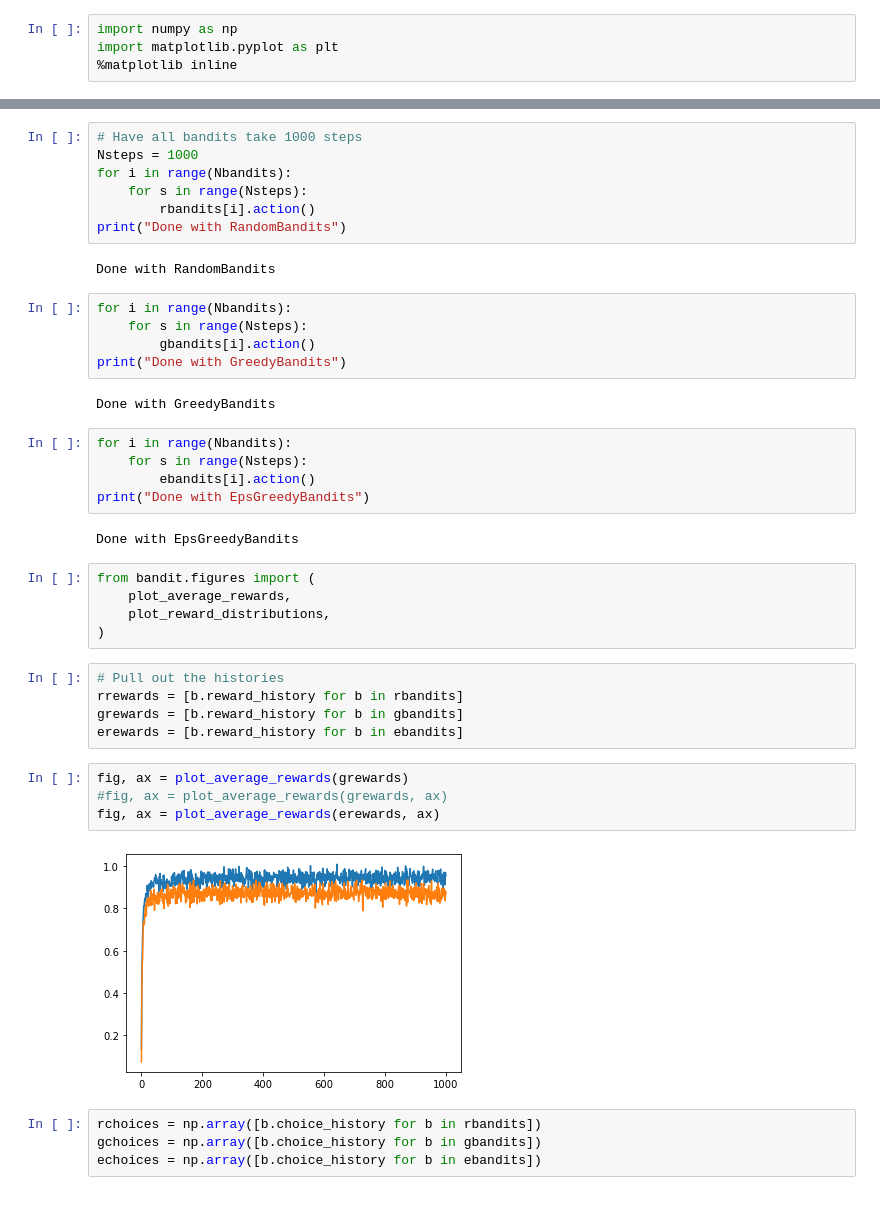
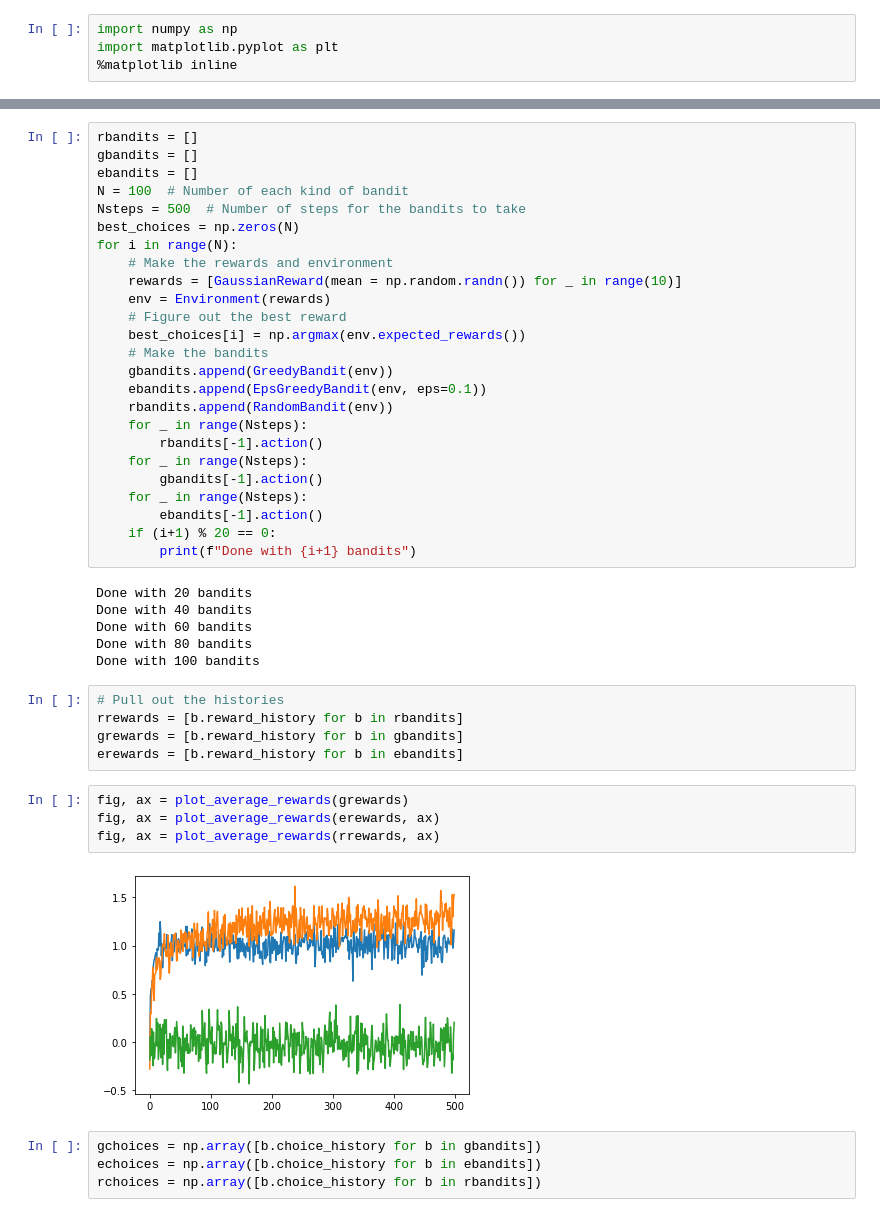
Before and after one commit to tmcclintock/MultiArmedBandits, a Jupyter notebook: notebooks/quick bandit tests.ipynb, the cells around one changed output, grey strips where cells are left out. Saved outputs shown, nothing was run; the diff lists cells and outputs as text.

```diff
--- a/notebooks/quick bandit tests.ipynb
+++ b/notebooks/quick bandit tests.ipynb
@@ -31,31 +25,34 @@ best choice is 5
-# %%
-# Have all bandits take 1000 steps
-Nsteps = 1000
-for i in range(Nbandits):
-    for s in range(Nsteps):
-        rbandits[i].action()
-print("Done with RandomBandits")
-# %% [output]
-Done with RandomBandits
-# %%
-for i in range(Nbandits):
-    for s in range(Nsteps):
-        gbandits[i].action()
-print("Done with GreedyBandits")
-# %% [output]
-Done with GreedyBandits
-# %%
-for i in range(Nbandits):
-    for s in range(Nsteps):
-        ebandits[i].action()
-print("Done with EpsGreedyBandits")
-# %% [output]
-Done with EpsGreedyBandits
-# %%
-from bandit.figures import (
-    plot_average_rewards,
-    plot_reward_distributions,
-)
+# %%
+rbandits = []
+gbandits = []
+ebandits = []
+N = 100  # Number of each kind of bandit
+Nsteps = 500  # Number of steps for the bandits to take
+best_choices = np.zeros(N)
+for i in range(N):
+    # Make the rewards and environment
+    rewards = [GaussianReward(mean = np.random.randn()) for _ in range(10)]
+    env = Environment(rewards)
+    # Figure out the best reward
+    best_choices[i] = np.argmax(env.expected_rewards())
+    # Make the bandits
+    gbandits.append(GreedyBandit(env))
+    ebandits.append(EpsGreedyBandit(env, eps=0.1))
+    rbandits.append(RandomBandit(env))
+    for _ in range(Nsteps):
+        rbandits[-1].action()
+    for _ in range(Nsteps):
+        gbandits[-1].action()
+    for _ in range(Nsteps):
+        ebandits[-1].action()
+    if (i+1) % 20 == 0:
+        print(f"Done with {i+1} bandits")
+# %% [output]
+Done with 20 bandits
+Done with 40 bandits
+Done with 60 bandits
+Done with 80 bandits
+Done with 100 bandits
 # %%
 # Pull out the histories
 rrewards = [b.reward_history for b in rbandits]
@@ -63,12 +60,12 @@ grewards = [b.reward_history for b in gbandits]
 erewards = [b.reward_history for b in ebandits]
 # %%
 fig, ax = plot_average_rewards(grewards)
-#fig, ax = plot_average_rewards(grewards, ax)
 fig, ax = plot_average_rewards(erewards, ax)
+fig, ax = plot_average_rewards(rrewards, ax)
 # %% [output]
-[figure, old version]
+[figure, new version]
 # %%
-rchoices = np.array([b.choice_history for b in rbandits])
 gchoices = np.array([b.choice_history for b in gbandits])
 echoices = np.array([b.choice_history for b in ebandits])
+rchoices = np.array([b.choice_history for b in rbandits])
 # %%
```
Also changed, not shown: parts of 8 cells of this notebook, 1 other file.
